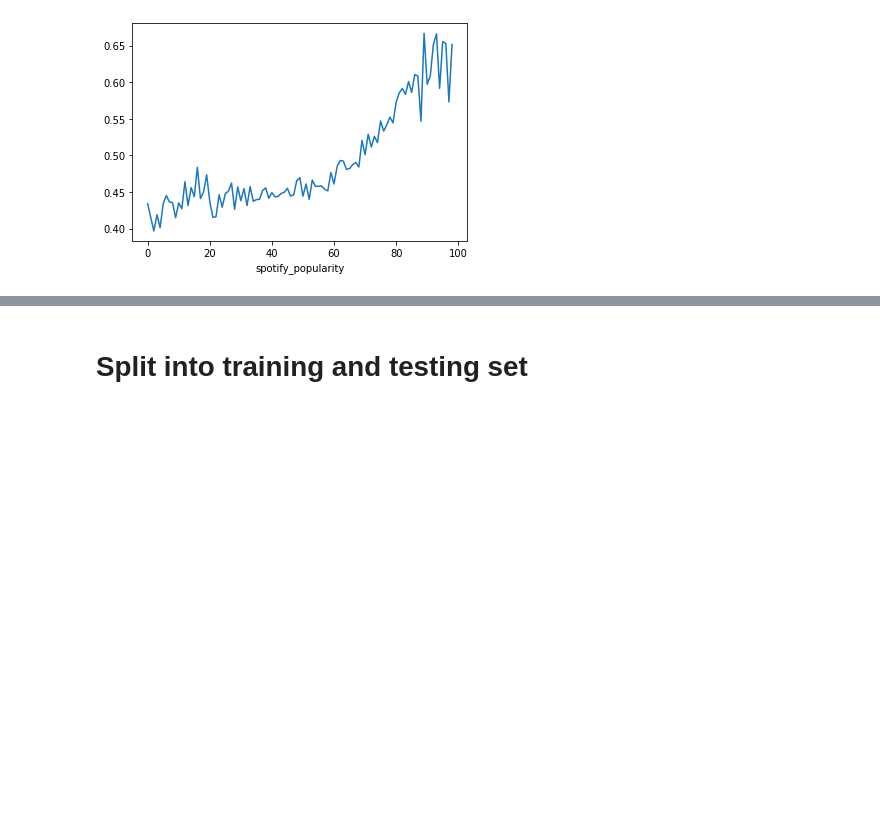
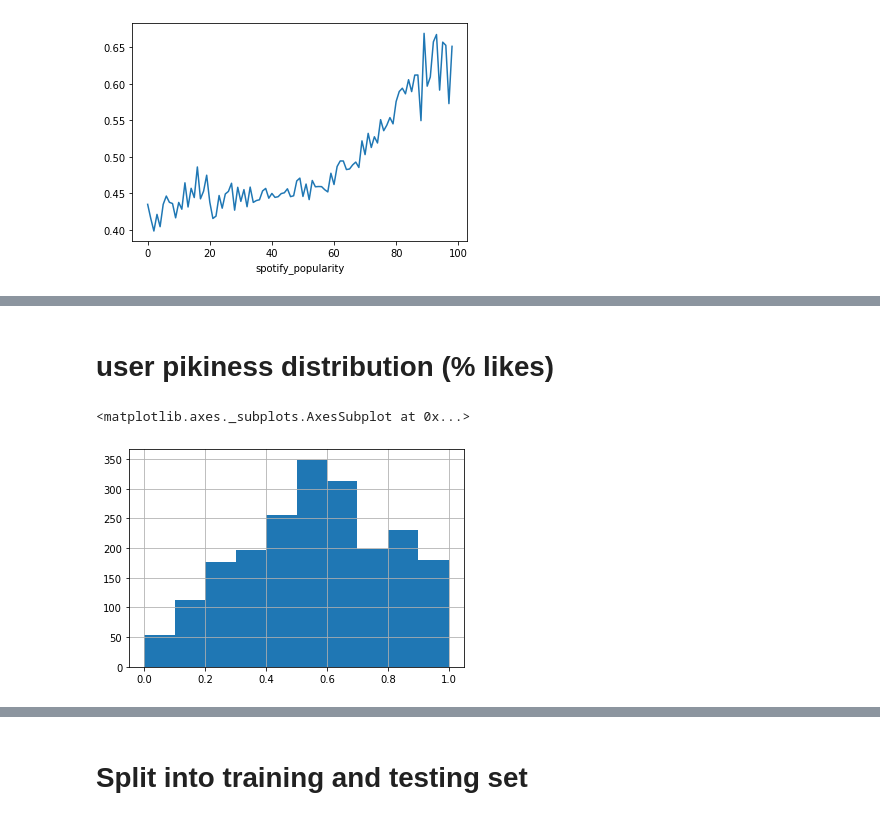
Before and after one commit to sstoikov/music-recommender, a Jupyter notebook: MusicRecommender.ipynb, the cells around one changed output, grey strips where cells are left out. Saved outputs shown, nothing was run; the diff lists cells and outputs as text; code cells hidden in the pictures; blank space fills up the shorter version.

```diff
--- a/MusicRecommender.ipynb
+++ b/MusicRecommender.ipynb
@@ -24,3 +71,10 @@ interactions_from_selected_users_df.groupby(['spotify_popularity']).count()['lik
+# %% [markdown]
+# user pikiness distribution (% likes)
+# %%
+interactions_from_selected_users_df.groupby(['user_id']).mean()['liked'].sort_values().hist()
+# %% [output]
+<matplotlib.axes._subplots.AxesSubplot at 0x...>
+[figure, added]
 # %%
 interactions_from_selected_users_df.head()
 # %% [output]
```
Also changed, not shown: parts of 46 cells of this notebook, 1 other file.
